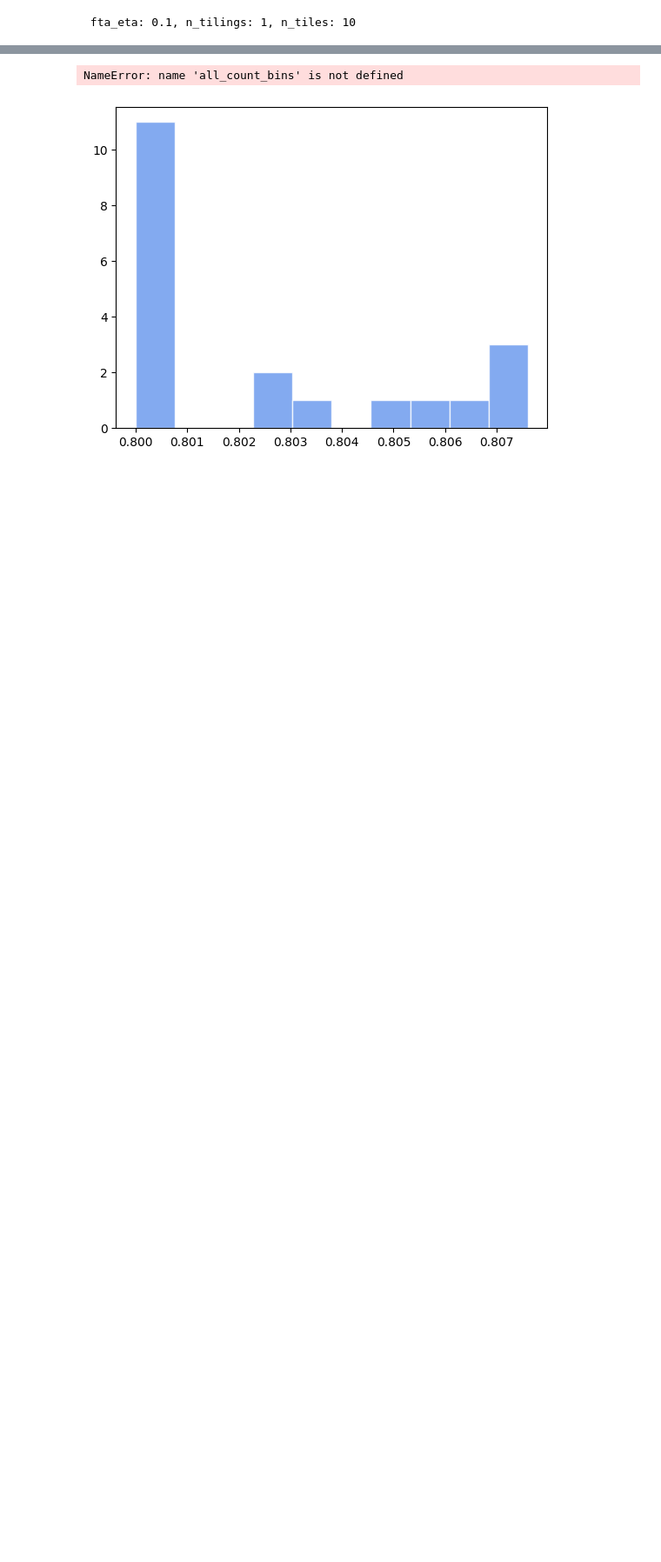
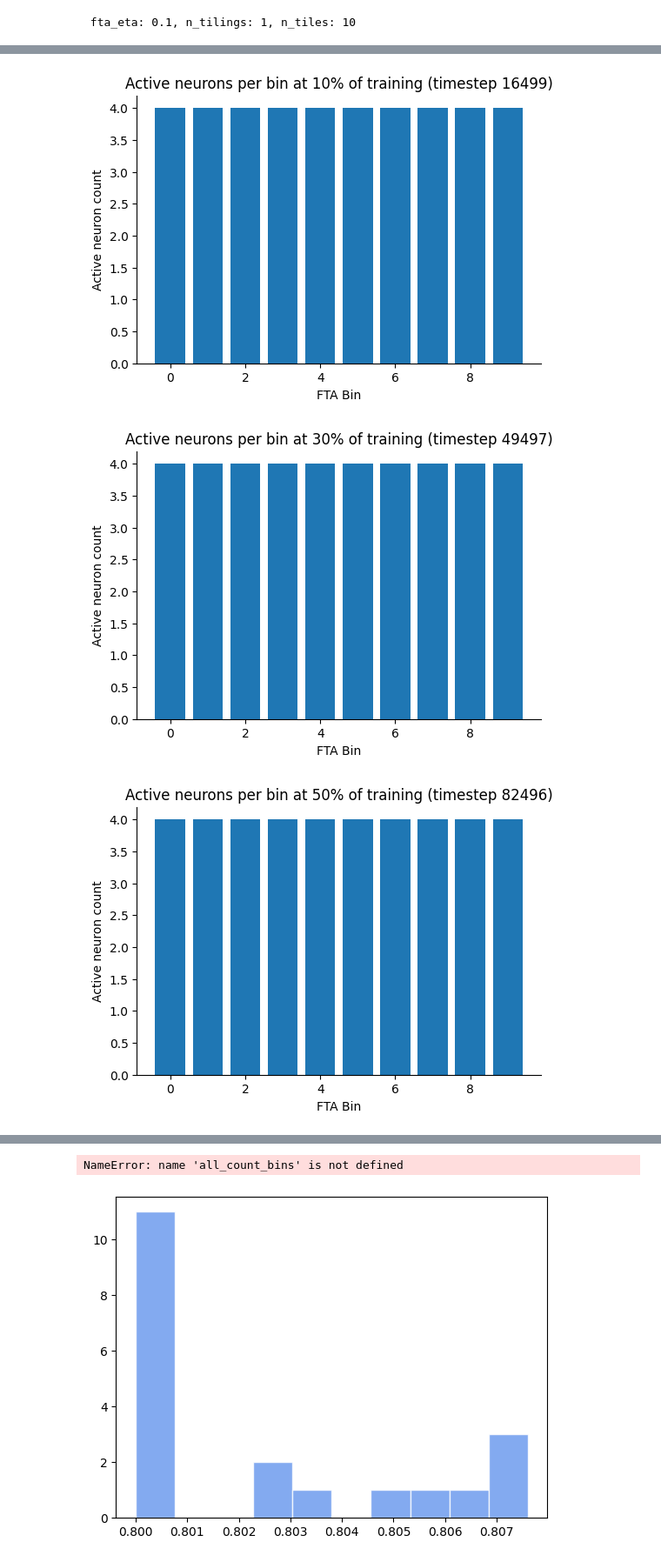
Before and after one commit to jadkins99/RatInABox, a Jupyter notebook: neuro_rl/test_sparsity.ipynb, the cells around one changed output, grey strips where cells are left out. Shown at 87% size. Saved outputs shown, nothing was run; the diff lists cells and outputs as text; code cells hidden in the pictures; blank space fills up the shorter version.

```diff
--- a/neuro_rl/test_sparsity.ipynb
+++ b/neuro_rl/test_sparsity.ipynb
@@ -419,0 +504,7 @@ plot_dead_neurons_per_episode(dead_neurons_per_episode)
+# %%
+bin_counts = compute_bin_counts_per_timestep(runs_out_arrays, num_bins=10, threshold=0.1)
+plot_bin_counts_per_percentage(bin_counts, percentages=[10,30,50,70,90,100])
+# %% [output]
+[figure, added]
+[figure, added]
+[figure, added]
```
Also changed, not shown: parts of 11 cells of this notebook, 2 other files.
